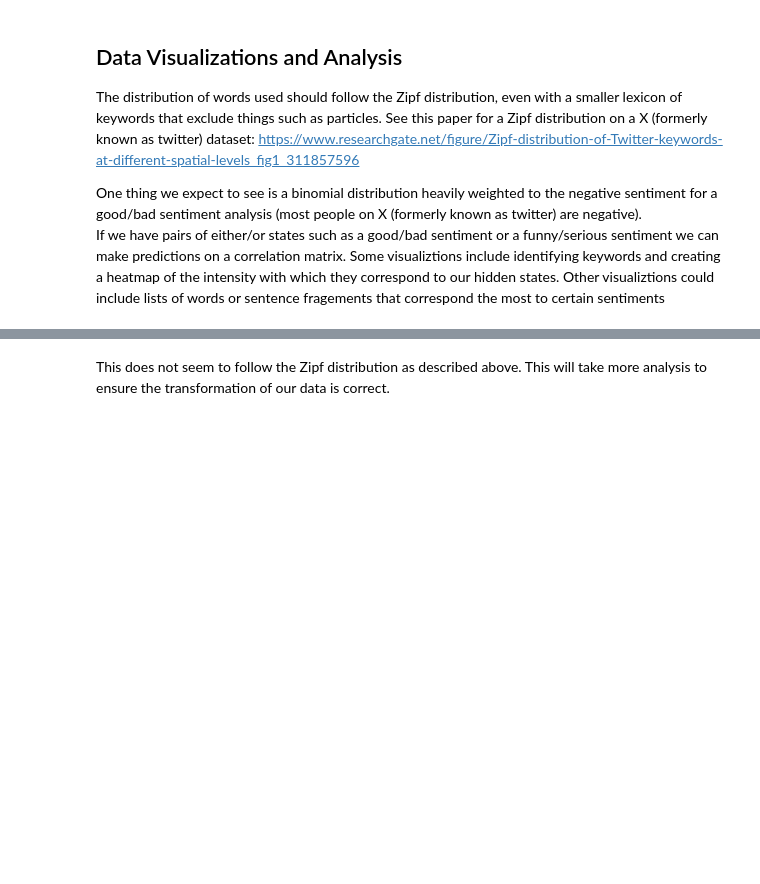
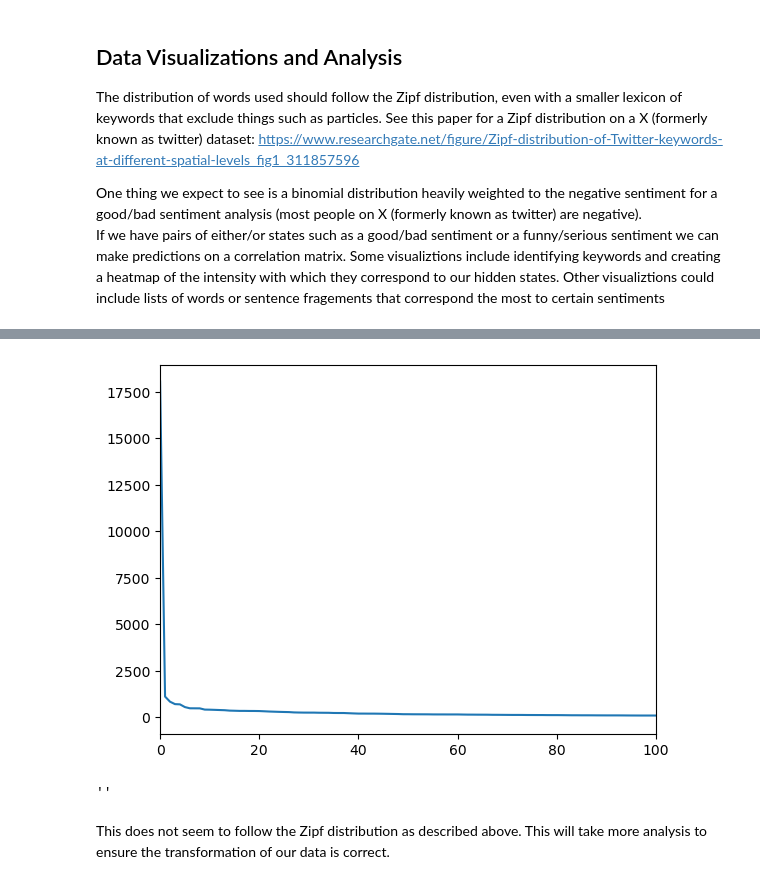
Before and after one commit to banhatas/acme_winter_project, a Jupyter notebook: vol3/dataset.ipynb, the cells around one changed output, grey strips where cells are left out. Saved outputs shown, nothing was run; the diff lists cells and outputs as text; code cells hidden in the pictures; blank space fills up the shorter version.

```diff
--- a/vol3/dataset.ipynb
+++ b/vol3/dataset.ipynb
@@ -200,3 +216,11 @@ plt.show()
+# %%
+unq, counts = np.unique(combined, return_counts=True)
+plt.plot(np.sort(counts)[::-1])
+plt.xlim([0,100])
+plt.show()
+# %% [output]
+[figure, added]
+''
 # %% [markdown]
 This does not seem to follow the Zipf distribution as described above. This will take more analysis to ensure the transformation of our data is correct.
 # %%
```
Also changed, not shown: parts of 13 cells of this notebook, 2 other files.
